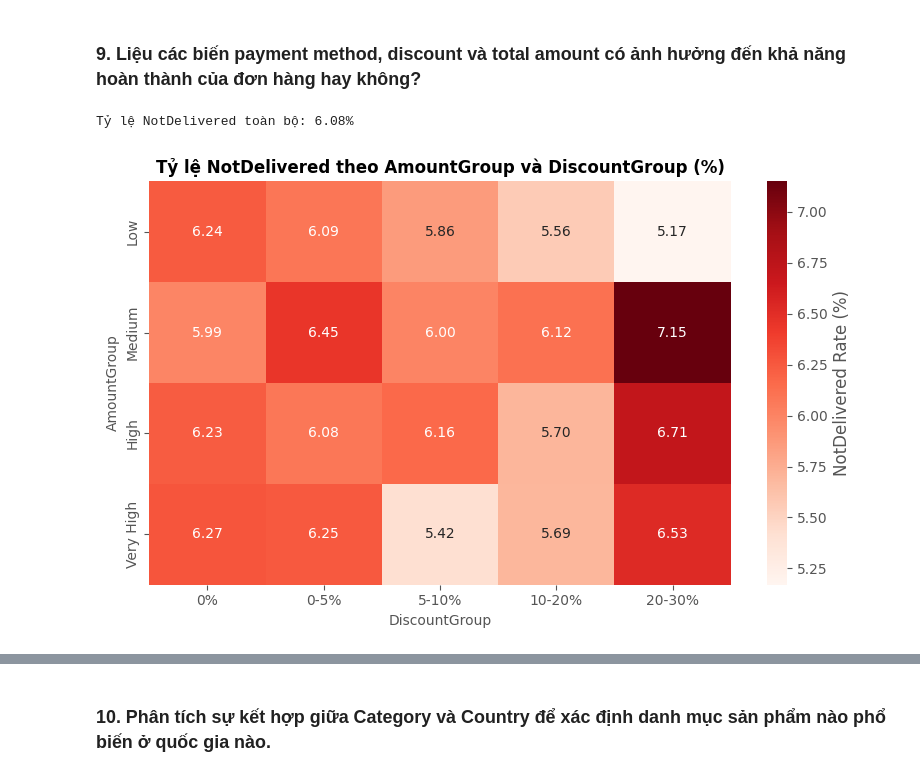
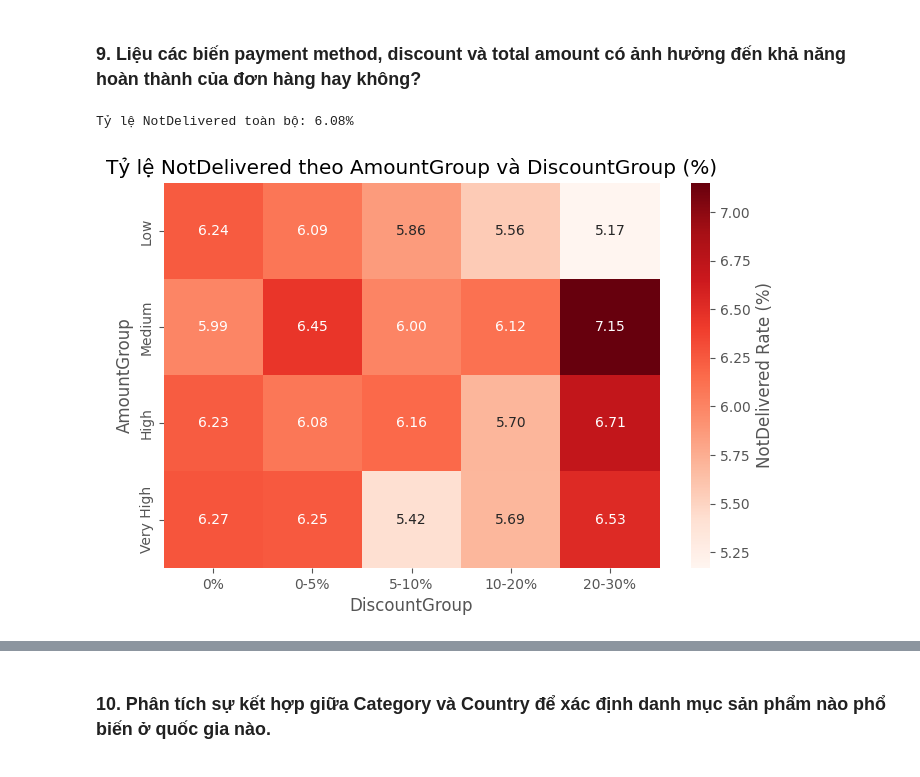
Before and after one commit to khoa2795/Final-Project, a Jupyter notebook: 02_EDA_and_Visualization_KHOI.ipynb, the cells around one changed output, grey strips where cells are left out. Saved outputs shown, nothing was run; the diff lists cells and outputs as text; code cells hidden in the pictures.

```diff
--- a/02_EDA_and_Visualization_KHOI.ipynb
+++ b/02_EDA_and_Visualization_KHOI.ipynb
@@ -414,94 +394,56 @@ plt.show()
 # %% [markdown]
 ### 9. Liệu các biến payment method, discount và total amount có ảnh hưởng đến khả năng hoàn thành của đơn hàng hay không?
 # %%
-import pandas as pd
-import seaborn as sns
-import matplotlib.pyplot as plt
+import pandas as pd, seaborn as sns, matplotlib.pyplot as plt
 
 # 1. Đánh dấu đơn hàng NotDelivered (Cancelled hoặc Returned)
-df["NotDelivered"] = df["OrderStatus"].isin(["Cancelled", "Returned"]).astype(int)
+df["NotDelivered"] = df["OrderStatus"].isin(["Cancelled","Returned"]).astype(int)
 
 # 2. Chia nhóm TotalAmount theo quartile
-df["AmountGroup"] = pd.qcut(
-    df["TotalAmount"], 4, labels=["Low", "Medium", "High", "Very High"]
-)
+df["AmountGroup"] = pd.qcut(df["TotalAmount"], 4, labels=["Low","Medium","High","Very High"])
 
 # 3. Chia nhóm Discount theo ngưỡng
-discount_bins = [-0.001, 0, 0.05, 0.10, 0.20, 0.30]
-discount_labels = ["0%", "0-5%", "5-10%", "10-20%", "20-30%"]
-df["DiscountGroup"] = pd.cut(
-    df["Discount"], bins=discount_bins, labels=discount_labels, include_lowest=True
-)
+discount_bins = [-0.001,0,0.05,0.10,0.20,0.30]
+discount_labels = ["0%","0-5%","5-10%","10-20%","20-30%"]
+df["DiscountGroup"] = pd.cut(df["Discount"], bins=discount_bins, labels=discount_labels, include_lowest=True)
 
 # 4. Tính profile theo AmountGroup, DiscountGroup, và PaymentMethod
-profile = (
-    df.groupby(["AmountGroup", "DiscountGroup", "PaymentMethod"], observed=True)
-    .agg(
-        Orders=("OrderID", "count"),
-        NotDeliveredRate=("NotDelivered", "mean"),
-        AvgAmount=("TotalAmount", "mean"),
-    )
-    .reset_index()
-)
+profile = (df.groupby(["AmountGroup","DiscountGroup","PaymentMethod"], observed=True)
+             .agg(Orders=("OrderID","count"),
+                  NotDeliveredRate=("NotDelivered","mean"),
+                  AvgAmount=("TotalAmount","mean"))
+             .reset_index())
 
 # Làm tròn các giá trị
-profile["NotDeliveredRate%"] = (profile["NotDeliveredRate"] * 100).round(2)
+profile["NotDeliveredRate%"] = (profile["NotDeliveredRate"]*100).round(2)
 profile["AvgAmount"] = profile["AvgAmount"].round(2)
 
 # 5. Tỷ lệ NotDelivered toàn bộ
-global_notdel_rate = df["NotDelivered"].mean() * 100
-print(f"Tỷ lệ NotDelivered toàn bộ: {global_notdel_rate:.2f}%")
+print(f"Tỷ lệ NotDelivered toàn bộ: {df['NotDelivered'].mean()*100:.2f}%")
 
 # 6. Heatmap: Tỷ lệ NotDelivered theo AmountGroup và DiscountGroup
-risk_matrix = (
-    df.groupby(["AmountGroup", "DiscountGroup"], observed=True)["NotDelivered"]
-    .mean()
-    .unstack()
-    * 100
-)
+risk_matrix = (df.groupby(["AmountGroup","DiscountGroup"], observed=True)["NotDelivered"]
+                 .mean().unstack()*100)
 
-plt.figure(figsize=(8, 5))
-sns.heatmap(
-    risk_matrix.round(2),
-    annot=True,
-    fmt=".2f",
-    cmap="Reds",
-    cbar_kws={"label": "NotDelivered Rate (%)"},
-)
-plt.title(
-    "Tỷ lệ NotDelivered theo AmountGroup và DiscountGroup (%)",
-    fontsize=12,
-    fontweight="bold",
-)
-plt.xlabel("DiscountGroup", fontsize=10)
-plt.ylabel("AmountGroup", fontsize=10)
-plt.tight_layout()
+plt.figure(figsize=(8,5))
+sns.heatmap(risk_matrix.round(2), annot=True, fmt=".2f", cmap="Reds",
+            cbar_kws={"label":"NotDelivered Rate (%)"})
+plt.title("Tỷ lệ NotDelivered theo AmountGroup và DiscountGroup (%)")
+plt.xlabel("DiscountGroup"); plt.ylabel("AmountGroup")
 plt.show()
 
 # 7. Top 15 tổ hợp rủi ro cao nhất
 top_risky = profile.sort_values("NotDeliveredRate%", ascending=False).head(15)
-top_risky["Profile"] = (
-    top_risky["PaymentMethod"].astype(str)
-    + " | "
-    + top_risky["AmountGroup"].astype(str)
-    + " | "
-    + top_risky["DiscountGroup"].astype(str)
-)
+top_risky["Profile"] = (top_risky["PaymentMethod"].astype(str) + " | " +
+                        top_risky["AmountGroup"].astype(str) + " | " +
+                        top_risky["DiscountGroup"].astype(str))
 
 # 8. Barplot: Top high-risk order profiles
-plt.figure(figsize=(10, 6))
-sns.barplot(
-    data=top_risky,
-    y="Profile",
-    x="NotDeliveredRate%",
-    palette="Reds_r",
-    edgecolor="black",
-)
-plt.xlabel("NotDelivered Rate (%)", fontsize=10)
-plt.ylabel("Profile", fontsize=10)
-plt.title("Top High-Risk Order Profiles", fontsize=12, fontweight="bold")
-plt.tight_layout()
+plt.figure(figsize=(10,6))
+sns.barplot(data=top_risky, y="Profile", x="NotDeliveredRate%", palette="Reds_r")
+plt.title("Top High-Risk Order Profiles")
+plt.xlabel("NotDelivered Rate (%)"); plt.ylabel("Profile")
 plt.show()
 # %% [output]
 Tỷ lệ NotDelivered toàn bộ: 6.08%
-[figure, old version]
+[figure, new version]
```
Also changed, not shown: parts of 16 cells of this notebook.
